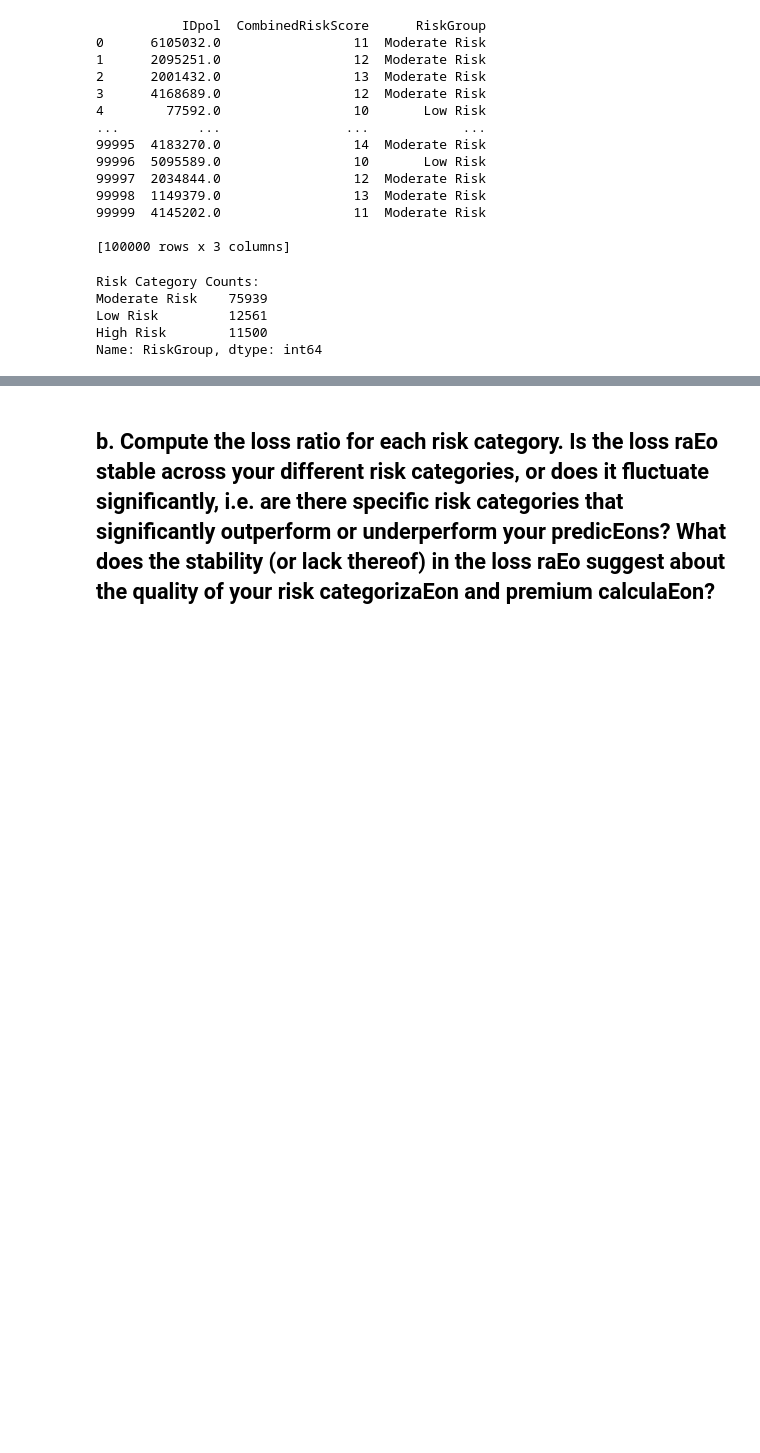
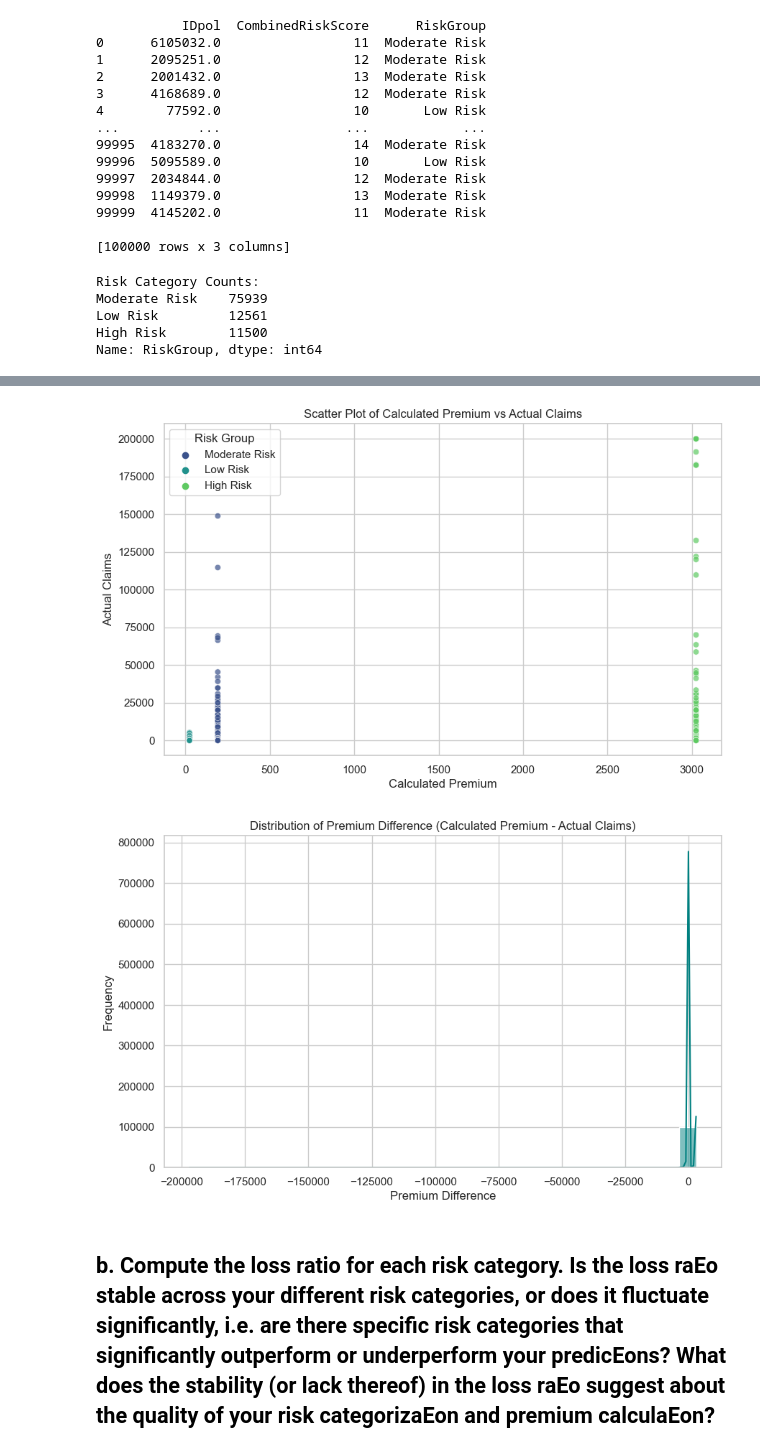
Before and after one commit to bordeauxlink/assurance-term-project, a Jupyter notebook: Term Project Underwriter.ipynb, the cells around one changed output, grey strips where cells are left out. Saved outputs shown, nothing was run; the diff lists cells and outputs as text; code cells hidden in the pictures; blank space fills up the shorter version.

```diff
--- a/Term Project Underwriter.ipynb
+++ b/Term Project Underwriter.ipynb
@@ -1260,2 +1346,23 @@ Name: RiskGroup, dtype: int64
+# %%
+# 2. Scatter plot of Calculated Premium vs Actual Claims for individual policies
+plt.figure(figsize=(10, 6))
+sns.scatterplot(data=claim_data_2025, x='CalculatedPremium', y='ActualClaims', hue='RiskGroup', palette='viridis', alpha=0.7)
+plt.title('Scatter Plot of Calculated Premium vs Actual Claims')
+plt.xlabel('Calculated Premium')
+plt.ylabel('Actual Claims')
+plt.legend(title='Risk Group')
+plt.grid(True)
+plt.show()
+
+# 3. Histogram of Premium Difference (Calculated Premium - Actual Claims)
+plt.figure(figsize=(10, 6))
+sns.histplot(claim_data_2025['PremiumDifference'], bins=30, kde=True, color='teal')
+plt.title('Distribution of Premium Difference (Calculated Premium - Actual Claims)')
+plt.xlabel('Premium Difference')
+plt.ylabel('Frequency')
+plt.show()
+# %% [output]
+[figure, added]
+[figure, added]
 # %% [markdown]
 ## b. Compute the loss ratio for each risk category. Is the loss raEo stable across your different risk categories, or does it fluctuate significantly, i.e. are there specific risk categories that significantly outperform or underperform your predicEons? What does the stability (or lack thereof) in the loss raEo suggest about the quality of your risk categorizaEon and premium calculaEon?
```
Also changed, not shown: parts of 30 cells of this notebook.
